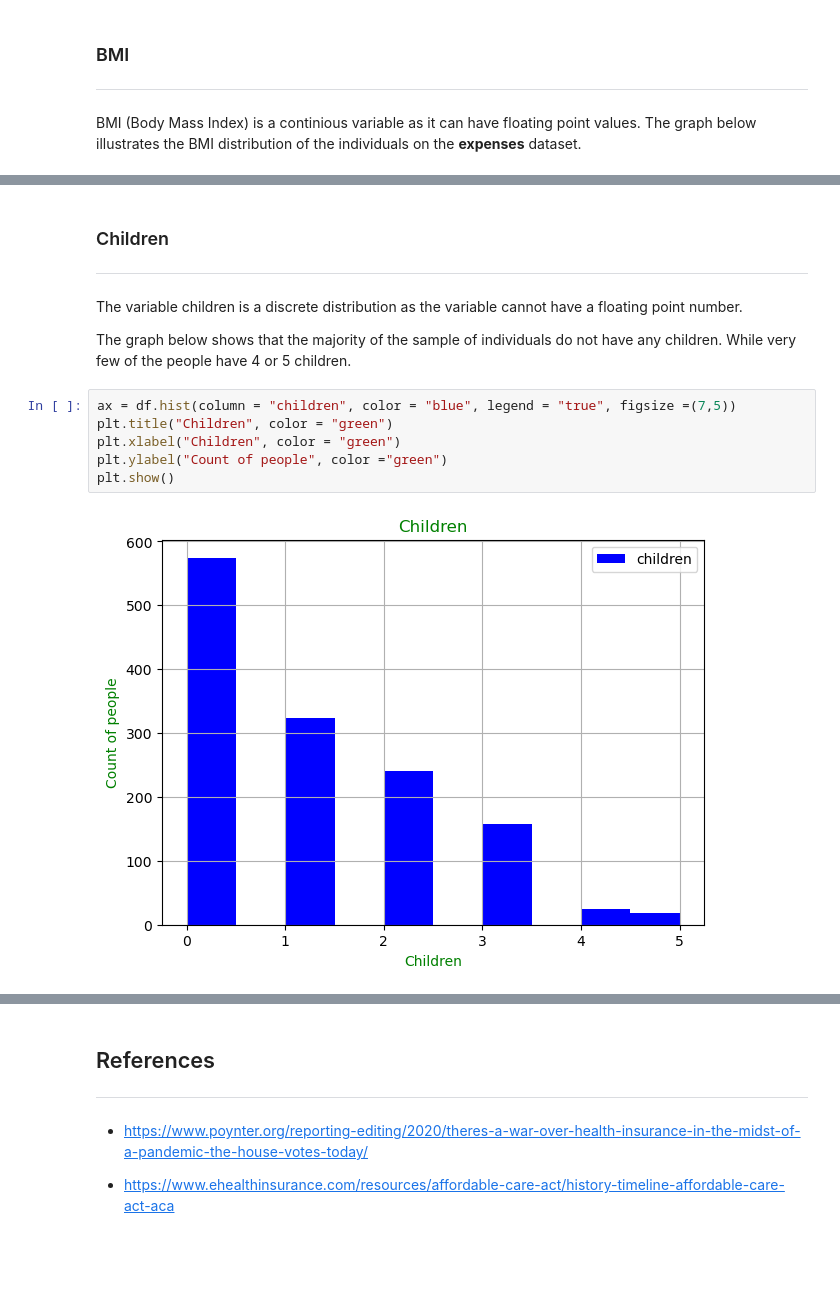
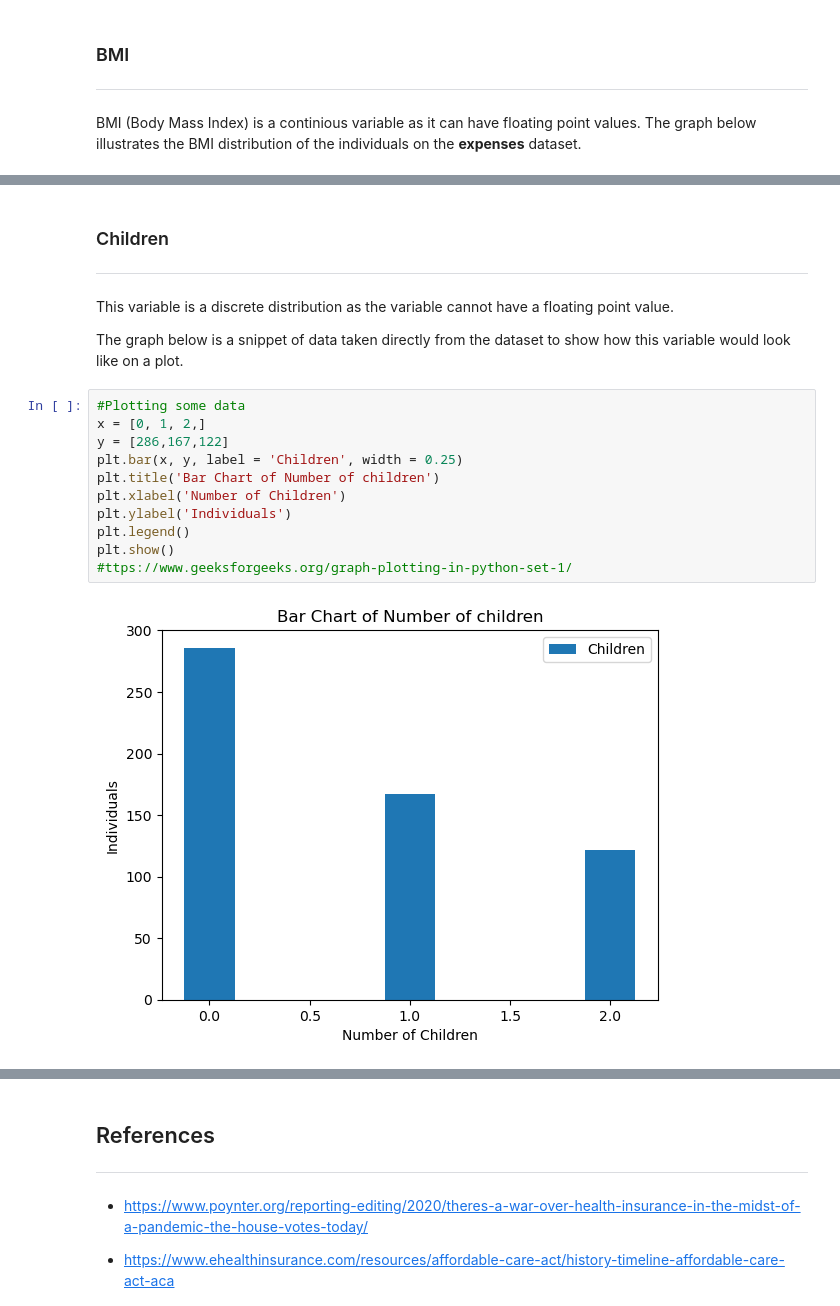
Before and after one commit to OCorry/Programming-for-Data-Analysis-Assessment-2022, a Jupyter notebook: Programming for Data Analysis Project 2022.ipynb, the cells around one changed output, grey strips where cells are left out. Saved outputs shown, nothing was run; the diff lists cells and outputs as text; blank space fills up the shorter version.

```diff
--- a/Programming for Data Analysis Project 2022.ipynb
+++ b/Programming for Data Analysis Project 2022.ipynb
@@ -171,17 +209,22 @@ plt.show()
 # %% [markdown]
 ### Children
 ***
-The variable children is a discrete distribution as the variable cannot have a floating point number.
+This variable is a discrete distribution as the variable cannot have a floating point value.
 
-The graph below shows that the majority of the sample of individuals do not have any children. While very few of the people have 4 or 5 children.
+The graph below is a snippet of data taken directly from the dataset to show how this variable would look like on a plot.
 # %%
-ax = df.hist(column = "children", color = "blue", legend = "true", figsize =(7,5))
-plt.title("Children", color = "green")
-plt.xlabel("Children", color = "green")
-plt.ylabel("Count of people", color ="green")
+#Plotting some data
+x = [0, 1, 2,]
+y = [286,167,122]
+plt.bar(x, y, label = 'Children', width = 0.25)
+plt.title('Bar Chart of Number of children')
+plt.xlabel('Number of Children')
+plt.ylabel('Individuals')
+plt.legend()
 plt.show()
+#ttps://www.geeksforgeeks.org/graph-plotting-in-python-set-1/
 # %% [output]
-[figure, old version]
+[figure, new version]
 # %% [markdown]
 ### Smoker
 ***
```
Also changed, not shown: parts of 27 cells of this notebook.
